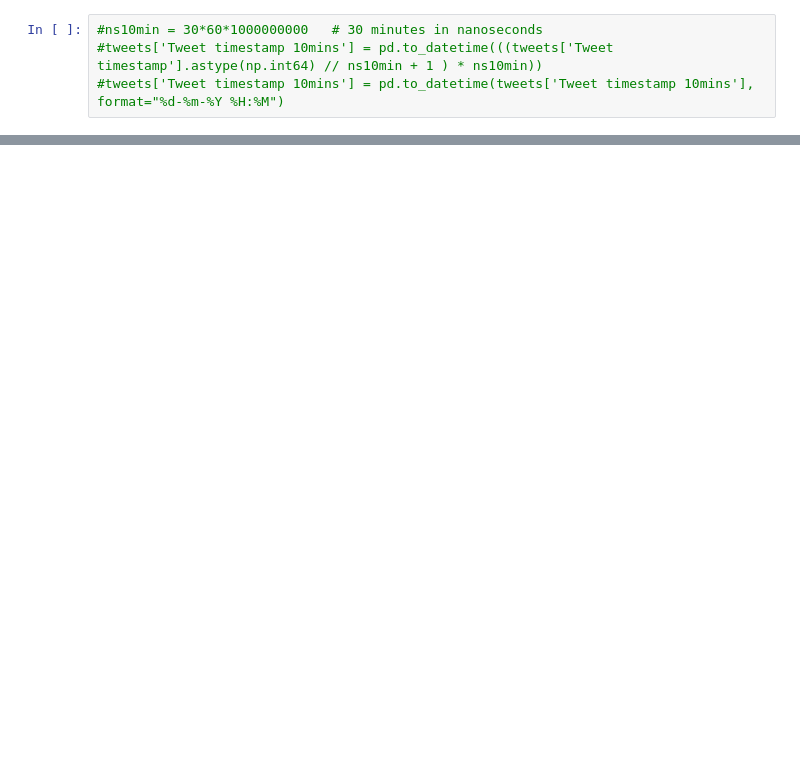
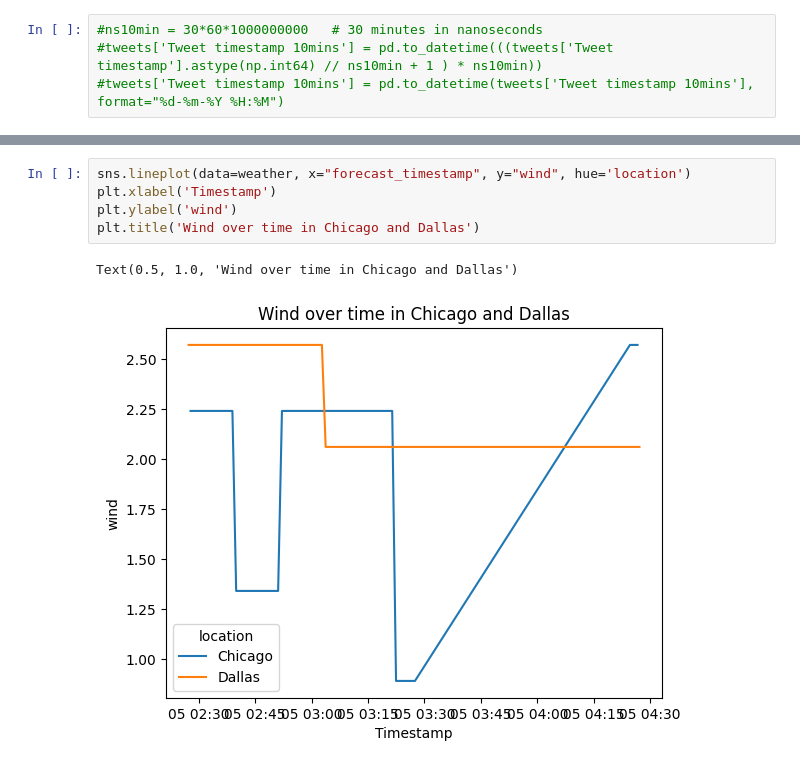
Before and after one commit to DeathHunterX/Simple-datapipeline, a Jupyter notebook: data-vis/python/blog-visuals.ipynb, the cells around one changed output, grey strips where cells are left out. Cells and saved outputs as stored; diff of their text form; blank space fills up the shorter version.

```diff
--- a/data-vis/python/blog-visuals.ipynb
+++ b/data-vis/python/blog-visuals.ipynb
@@ -59,0 +90,8 @@ Text(0.5, 1.0, "Plotting 'Feels like' temperature")
+# %%
+sns.lineplot(data=weather, x="forecast_timestamp", y="wind", hue='location')
+plt.xlabel('Timestamp')
+plt.ylabel('wind')
+plt.title('Wind over time in Chicago and Dallas')
+# %% [output]
+Text(0.5, 1.0, 'Wind over time in Chicago and Dallas')
+[figure, added]
```
Also changed, not shown: parts of 14 cells of this notebook, 10 other files.
